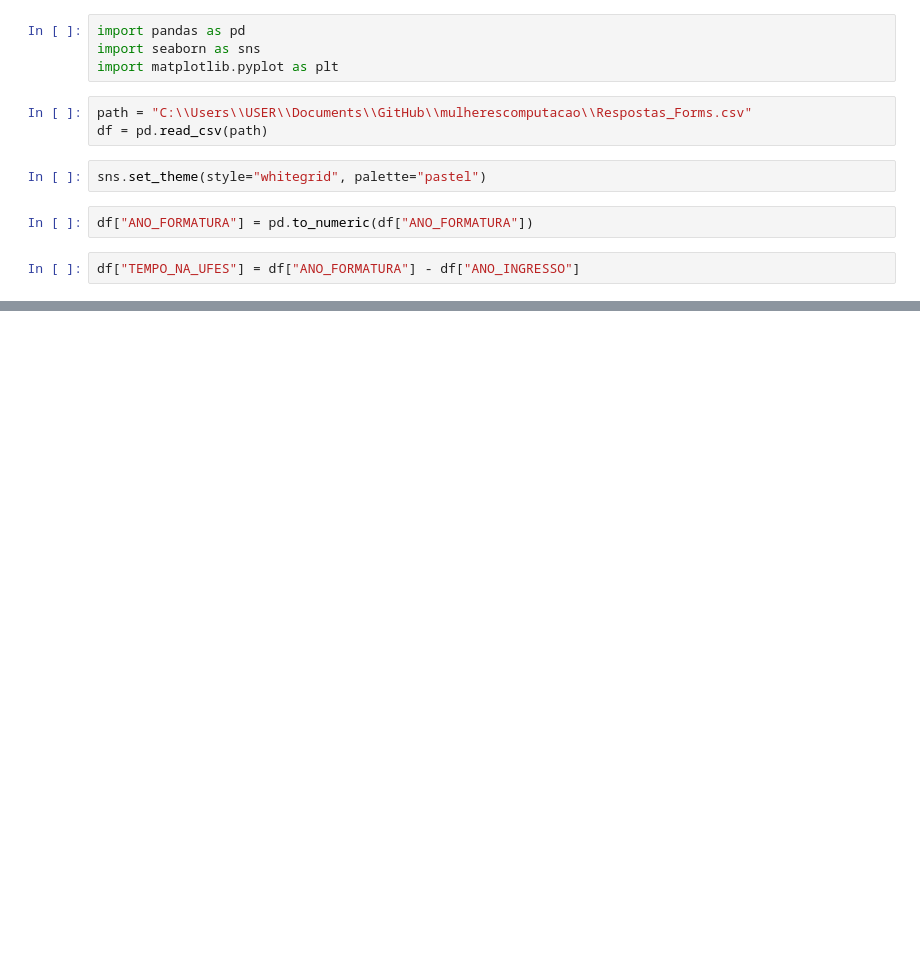
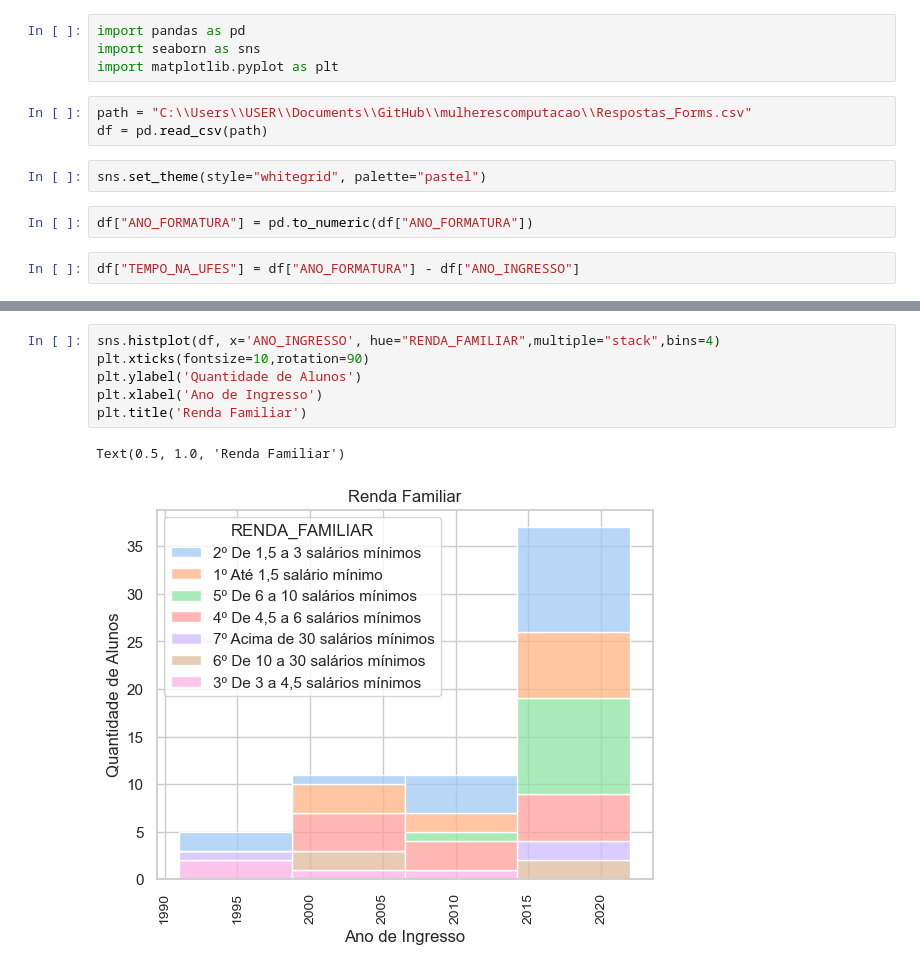
Before and after one commit to ceccoRebeca/mulherescomputacao, a Jupyter notebook: EDA_dadosFormulario.ipynb, the cells around one changed output, grey strips where cells are left out. Saved outputs shown, nothing was run; the diff lists cells and outputs as text; blank space fills up the shorter version.

```diff
--- a/EDA_dadosFormulario.ipynb
+++ b/EDA_dadosFormulario.ipynb
@@ -40,0 +70,9 @@ Index(['Carimbo de data/hora', 'ETINIA', 'RENDA_FAMILIAR', 'TRABALHOU_GRAD',
+# %%
+sns.histplot(df, x='ANO_INGRESSO', hue="RENDA_FAMILIAR",multiple="stack",bins=4)
+plt.xticks(fontsize=10,rotation=90)
+plt.ylabel('Quantidade de Alunos')
+plt.xlabel('Ano de Ingresso')
+plt.title('Renda Familiar')
+# %% [output]
+Text(0.5, 1.0, 'Renda Familiar')
+[figure, added]
```
Also changed, not shown: parts of 22 cells of this notebook, 17 other files.
